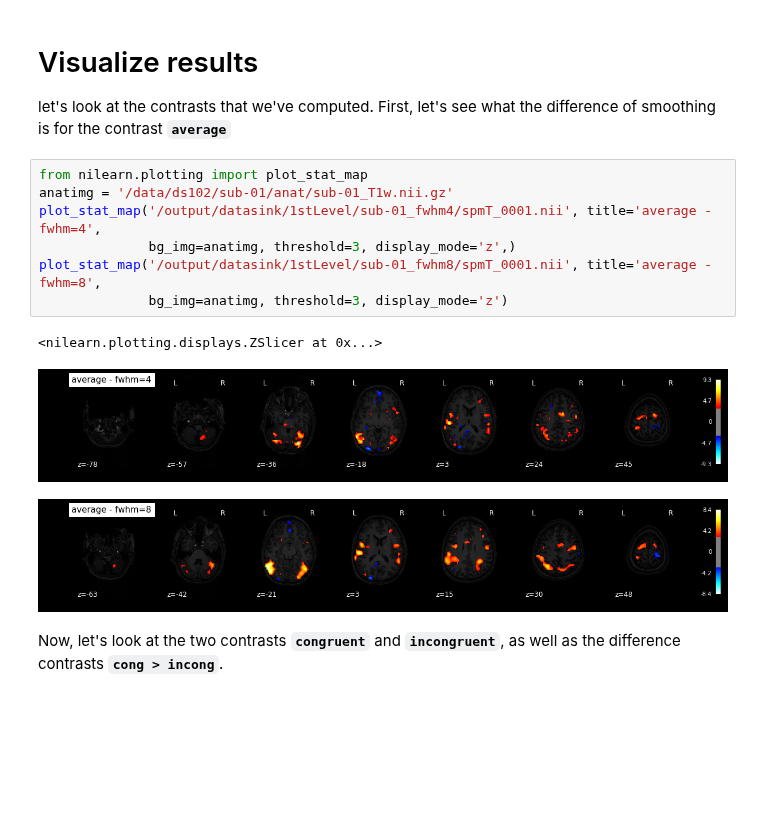
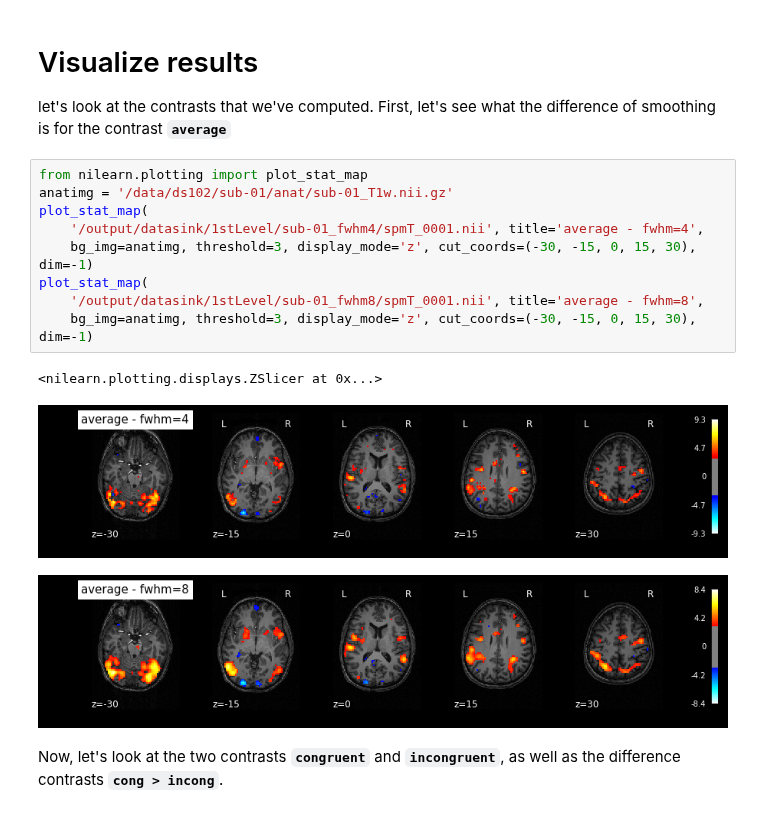
Before and after one commit to miykael/nipype_tutorial, a Jupyter notebook: notebooks/example_1stlevel.ipynb, the cells around one changed output. Saved outputs shown, nothing was run; the diff lists cells and outputs as text; blank space fills up the shorter version.

```diff
--- a/notebooks/example_1stlevel.ipynb
+++ b/notebooks/example_1stlevel.ipynb
@@ -340,14 +353,16 @@ let's look at the contrasts that we've computed. First, let's see what the diffe
 # %%
 from nilearn.plotting import plot_stat_map
 anatimg = '/data/ds102/sub-01/anat/sub-01_T1w.nii.gz'
-plot_stat_map('/output/datasink/1stLevel/sub-01_fwhm4/spmT_0001.nii', title='average - fwhm=4',
-              bg_img=anatimg, threshold=3, display_mode='z',)
-plot_stat_map('/output/datasink/1stLevel/sub-01_fwhm8/spmT_0001.nii', title='average - fwhm=8',
-              bg_img=anatimg, threshold=3, display_mode='z')
+plot_stat_map(
+    '/output/datasink/1stLevel/sub-01_fwhm4/spmT_0001.nii', title='average - fwhm=4',
+    bg_img=anatimg, threshold=3, display_mode='z', cut_coords=(-30, -15, 0, 15, 30), dim=-1)
+plot_stat_map(
+    '/output/datasink/1stLevel/sub-01_fwhm8/spmT_0001.nii', title='average - fwhm=8',
+    bg_img=anatimg, threshold=3, display_mode='z', cut_coords=(-30, -15, 0, 15, 30), dim=-1)
 # %% [output]
 <nilearn.plotting.displays.ZSlicer at 0x...>
-[figure, old version]
+[figure, new version]
-[figure, old version]
+[figure, new version]
 # %% [markdown]
 Now, let's look at the two contrasts **`congruent`** and **`incongruent`**, as well as the difference contrasts **`cong > incong`**.
 # %%
```
Also changed, not shown: parts of 5 cells of this notebook, 17 other files.
